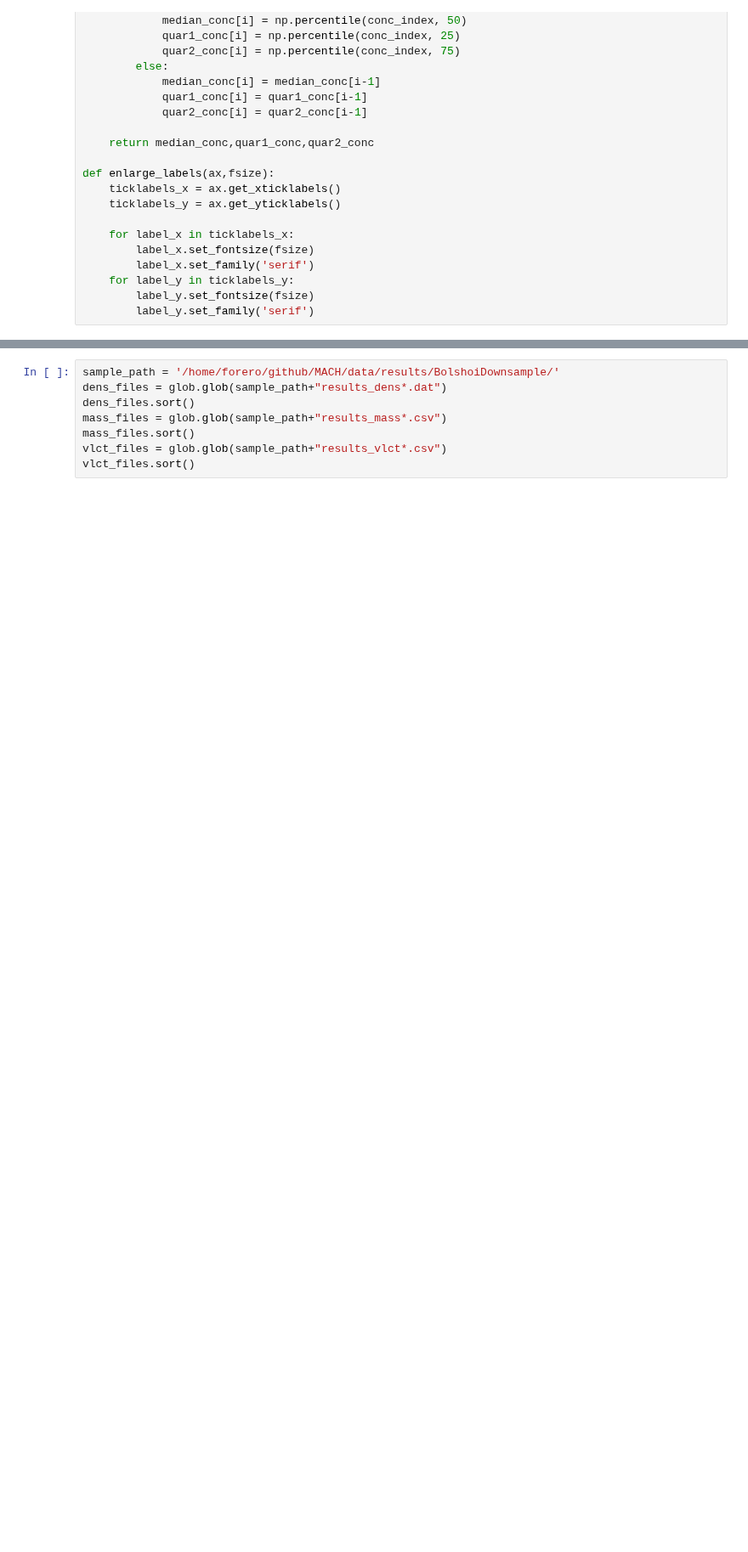
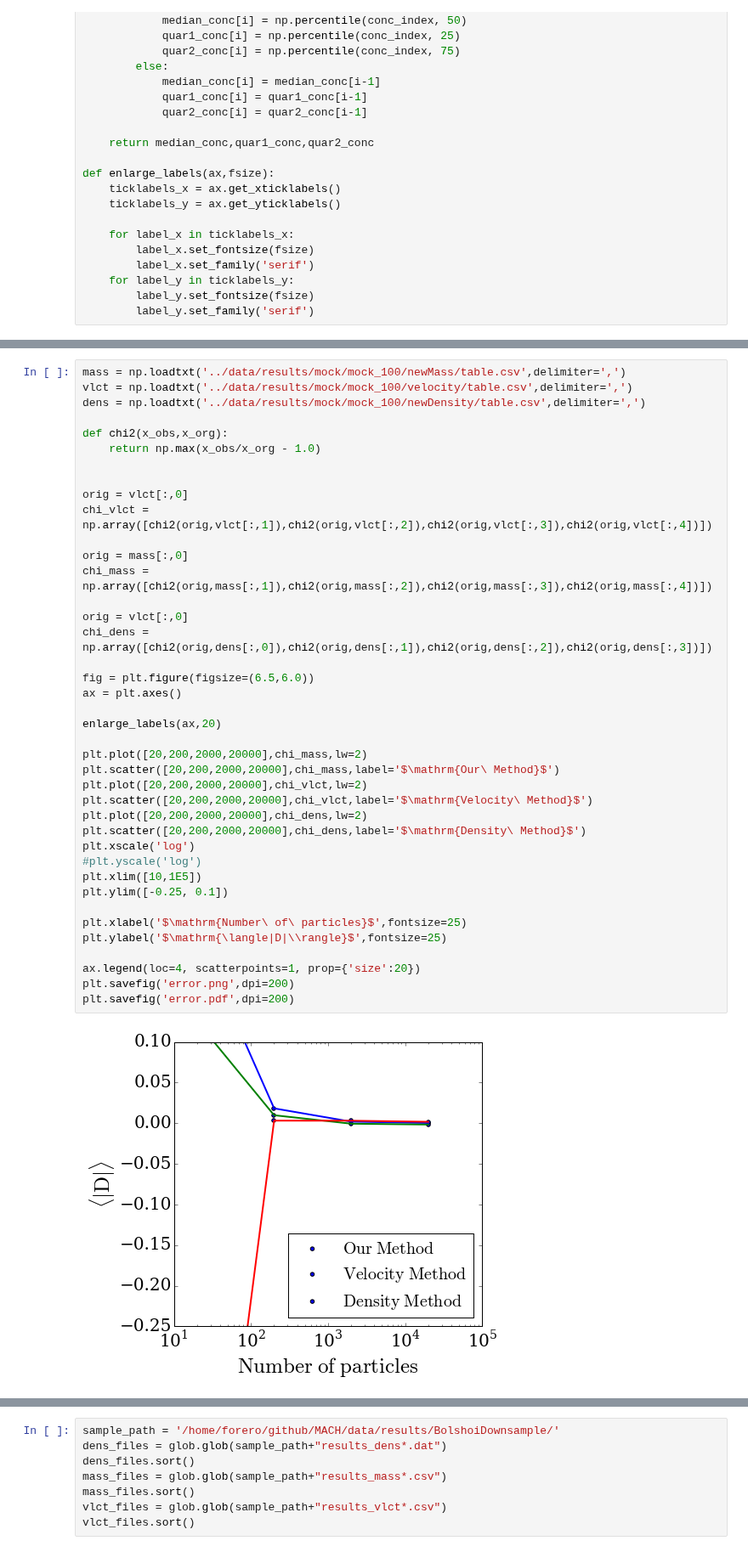
Before and after one commit to astroandes/MACH, a Jupyter notebook: plots/ComparisonPlots.ipynb, the cells around one changed output, grey strips where cells are left out. Shown at 85% size. Drawn from its saved outputs; the diff is of its cells as text; blank space fills up the shorter version.

```diff
--- a/plots/ComparisonPlots.ipynb
+++ b/plots/ComparisonPlots.ipynb
@@ -40 +42,43 @@ def enlarge_labels(ax,fsize):
+# %%
+mass = np.loadtxt('../data/results/mock/mock_100/newMass/table.csv',delimiter=',')
+vlct = np.loadtxt('../data/results/mock/mock_100/velocity/table.csv',delimiter=',')
+dens = np.loadtxt('../data/results/mock/mock_100/newDensity/table.csv',delimiter=',')
+
+def chi2(x_obs,x_org):
+    return np.max(x_obs/x_org - 1.0)
+
+
+orig = vlct[:,0]
+chi_vlct = np.array([chi2(orig,vlct[:,1]),chi2(orig,vlct[:,2]),chi2(orig,vlct[:,3]),chi2(orig,vlct[:,4])])
+
+orig = mass[:,0]
+chi_mass = np.array([chi2(orig,mass[:,1]),chi2(orig,mass[:,2]),chi2(orig,mass[:,3]),chi2(orig,mass[:,4])])
+
+orig = vlct[:,0]
+chi_dens = np.array([chi2(orig,dens[:,0]),chi2(orig,dens[:,1]),chi2(orig,dens[:,2]),chi2(orig,dens[:,3])])
+
+fig = plt.figure(figsize=(6.5,6.0))
+ax = plt.axes()
+
+enlarge_labels(ax,20)
+
+plt.plot([20,200,2000,20000],chi_mass,lw=2)
+plt.scatter([20,200,2000,20000],chi_mass,label='$\mathrm{Our\ Method}$')
+plt.plot([20,200,2000,20000],chi_vlct,lw=2)
+plt.scatter([20,200,2000,20000],chi_vlct,label='$\mathrm{Velocity\ Method}$')
+plt.plot([20,200,2000,20000],chi_dens,lw=2)
+plt.scatter([20,200,2000,20000],chi_dens,label='$\mathrm{Density\ Method}$')
+plt.xscale('log')
+#plt.yscale('log')
+plt.xlim([10,1E5])
+plt.ylim([-0.25, 0.1])
+
+plt.xlabel('$\mathrm{Number\ of\ particles}$',fontsize=25)
+plt.ylabel('$\mathrm{\langle|D|\\rangle}$',fontsize=25)
+
+ax.legend(loc=4, scatterpoints=1, prop={'size':20})
+plt.savefig('error.png',dpi=200)
+plt.savefig('error.pdf',dpi=200)
+# %% [output]
+[figure, added]
 # %% [markdown]
```
Also changed, not shown: parts of 14 cells of this notebook.
